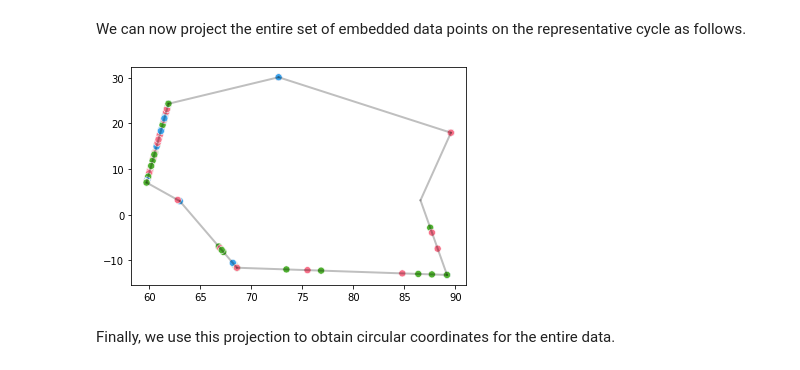
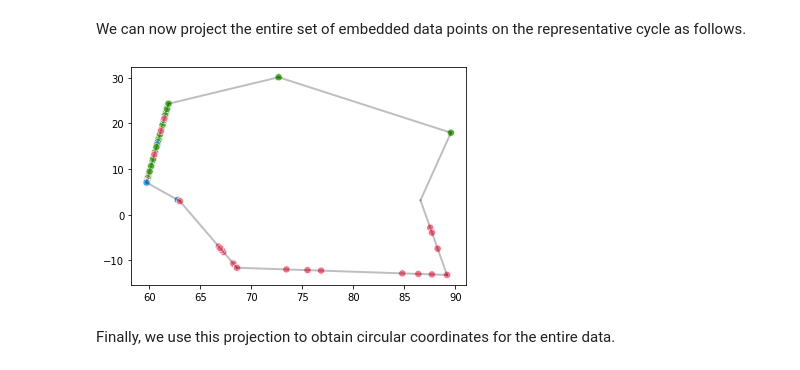
Before and after one commit to robinvndaele/topembedding, a Jupyter notebook: Experiments/CellCycle.ipynb, the cells around one changed output. Drawn from its saved outputs; the diff is of its cells as text; code cells hidden in the pictures.

```diff
--- a/Experiments/CellCycle.ipynb
+++ b/Experiments/CellCycle.ipynb
@@ -267,40 +267,40 @@ plt.show()
 We can now project the entire set of embedded data points on the representative cycle as follows.
 # %%
 # Random permutation to better see the overlap in the projection
-np.random.seed(42)
+np.random.seed(69)
 random_order = np.random.permutation(Y_pca.shape[0])
 
 # Projection of topologically regularized data embedding on representative cycle
 P = np.zeros(Y_pca.shape) # data projection
 startpoint = [0 for p in Y_pca] # edge startpoint for each projected point
 endpoint = [0 for p in Y_pca] # edge endpoint for each projected point
 mu = [0 for p in Y_pca] # normalized distance of projected point to startpoint
 for idx1 in range(Y_pca.shape[0]):
     dist = np.inf
     for idx2 in range(cycle.shape[0]):
         this_mu = max(0, min(1, np.sum((Y_pca[idx1,:] - Y_pca[cycle[idx2, 0],:]) *
                                        (Y_pca[cycle[idx2, 1],:] - Y_pca[cycle[idx2, 0],:])) /
                        np.sum((Y_pca[e[0],:] - Y_pca[e[1],:])**2)))
         projection = Y_pca[cycle[idx2, 0],:] + this_mu * (Y_pca[cycle[idx2, 1],:] - Y_pca[cycle[idx2, 0],:])
         this_dist = np.linalg.norm(Y_pca[idx1,:] - projection)
         if this_dist < dist:
             P[idx1,:] = projection
             startpoint[idx1] = cycle[idx2, 0]
             endpoint[idx1] = cycle[idx2, 1]
             mu[idx1] = this_mu
             dist = this_dist
 
 # View the projection of the embedded data points on the representative cycle
 fig, ax = plt.subplots()
 for e in cycle:
     plt.plot([Y_pca[e[0], 0], Y_pca[e[1], 0]], [Y_pca[e[0], 1], Y_pca[e[1], 1]],
              linewidth=2, color="black", alpha=0.25)
-sns.scatterplot(x=P[random_order, 0][::-1], y=P[random_order, 1][::-1], s=50,
+sns.scatterplot(x=P[random_order, 0], y=P[random_order, 1], s=50,
                 hue=[t[idx] for idx in random_order], palette="husl", hue_order=["G1", "G2M", "S"])
 ax.get_legend().remove()
 plt.show()
 # %% [output]
-[figure, old version]
+[figure, new version]
 # %% [markdown]
 Finally, we use this projection to obtain circular coordinates for the entire data.
 # %%
```
Also changed, not shown: parts of 2 cells of this notebook, 1 other file.
